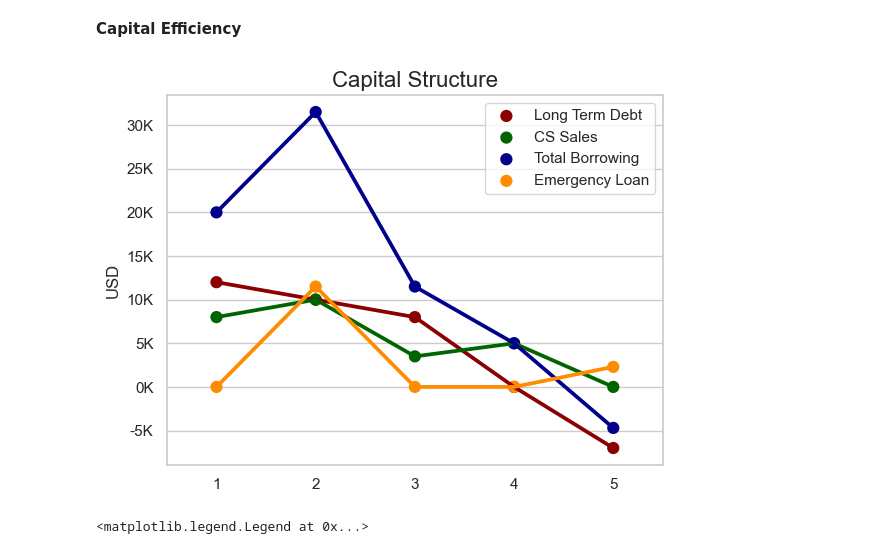
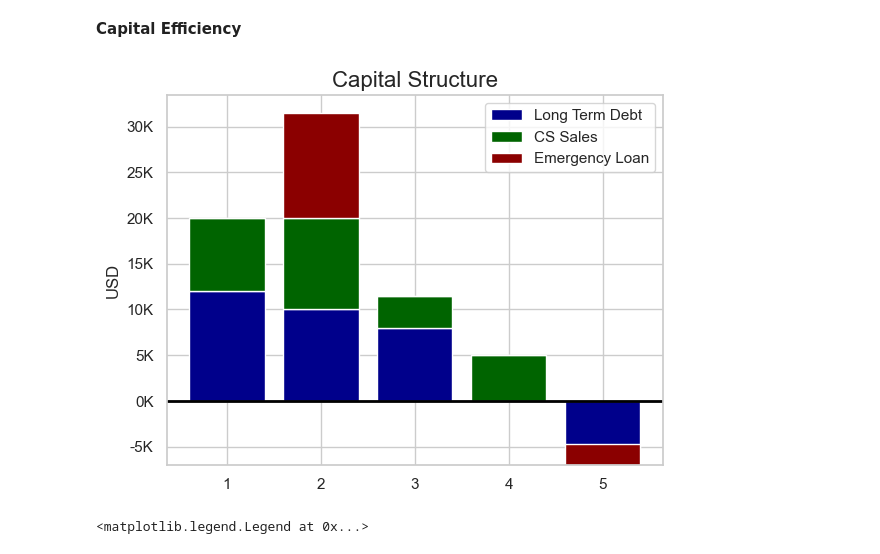
Before and after one commit to mendezperulles/public_repo, a Jupyter notebook: CAPSIM.ipynb, the cells around one changed output. Saved outputs shown, nothing was run; the diff lists cells and outputs as text; code cells hidden in the pictures.

```diff
--- a/CAPSIM.ipynb
+++ b/CAPSIM.ipynb
@@ -54,31 +54,33 @@ df
 # %%
 def thousands(x, pos):
     'The two args are the value and tick position'
     return '%1.0fK' % (x * 1e-3)
 
 formatter = ticker.FuncFormatter(thousands)
 
 ax = plt.gca()
 ax.yaxis.set_major_formatter(formatter)
 
-
-sns.pointplot(x="Round", y="LTD_CASH", data=df , color = 'darkred', label = "Long Term Debt")
-sns.pointplot(x="Round", y="Sales_From_CS", data=df, color = 'darkgreen', label = "CS Sales")
-sns.pointplot(x="Round", y="TOTAL_BORROWING", data=df, color = 'darkblue', label = "Total Borrowing")
-sns.pointplot(x="Round", y="Emergency_Loan", data=df, color = 'darkORANGE', label = "Emergency Loan")
+# Plot the stacked bar graph
+ax.bar(df["Round"], df["LTD_CASH"], color="darkblue", label="Long Term Debt")
+ax.bar(df["Round"], df["Sales_From_CS"], bottom=df["LTD_CASH"], color="darkgreen", label="CS Sales")
+ax.bar(df["Round"], df["Emergency_Loan"], bottom=df["LTD_CASH"] + df["Sales_From_CS"], color="darkred", label="Emergency Loan")
 
 # Add the legend
 plt.legend(loc="upper right")
 
 # Add the title and labels
 plt.title("Capital Structure", fontsize=16)
 plt.ylabel("USD")
 plt.xlabel("")
 
+ax.axhline(0, color="black", linewidth=2)
+
+
 # Show the plot
 plt.show()
 # %% [output]
-[figure, old version]
+[figure, new version]
 # %%
 ##create a line graoh using round as x and "ROS" and "CM" as y, and give me a legend
 
```
